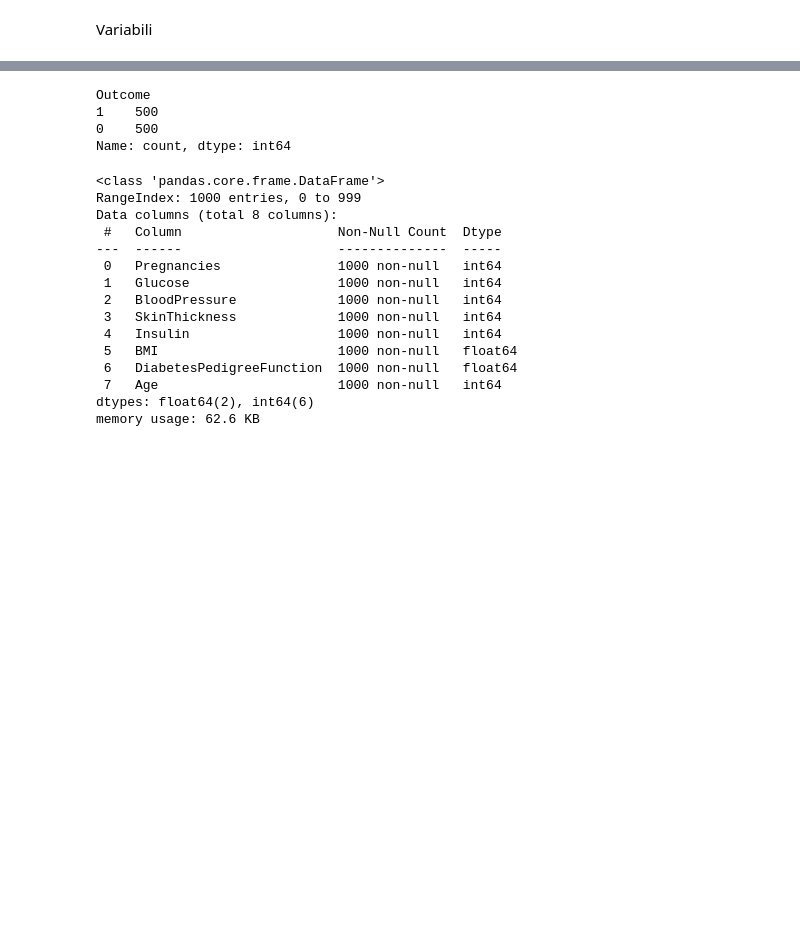
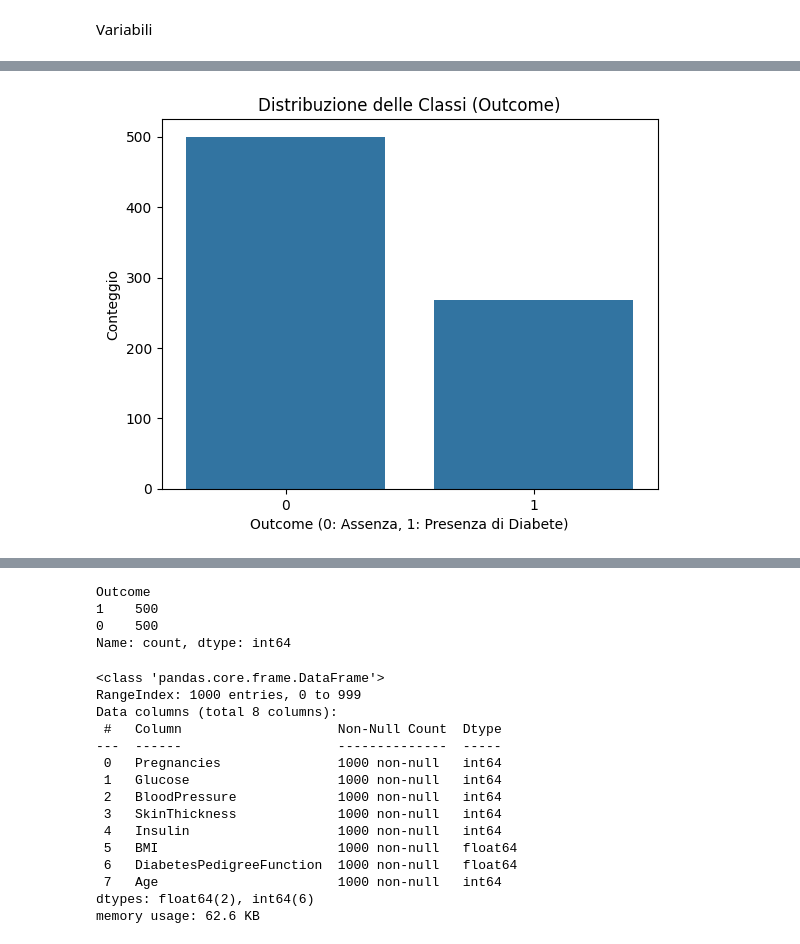
Before and after one commit to oleksandragolub/Progetto-Machine-Learning, a Jupyter notebook: progetto_machine_learning.ipynb, the cells around one changed output, grey strips where cells are left out. Cells and saved outputs as stored; diff of their text form; code cells hidden in the pictures; blank space fills up the shorter version.

```diff
--- a/progetto_machine_learning.ipynb
+++ b/progetto_machine_learning.ipynb
@@ -155,0 +199,8 @@ plt.show()
+# %%
+sns.countplot(x='Outcome', data=df)
+plt.title("Distribuzione delle Classi (Outcome)")
+plt.xlabel("Outcome (0: Assenza, 1: Presenza di Diabete)")
+plt.ylabel("Conteggio")
+plt.show()
+# %% [output]
+[figure, added]
```
Also changed, not shown: parts of 49 cells of this notebook.
